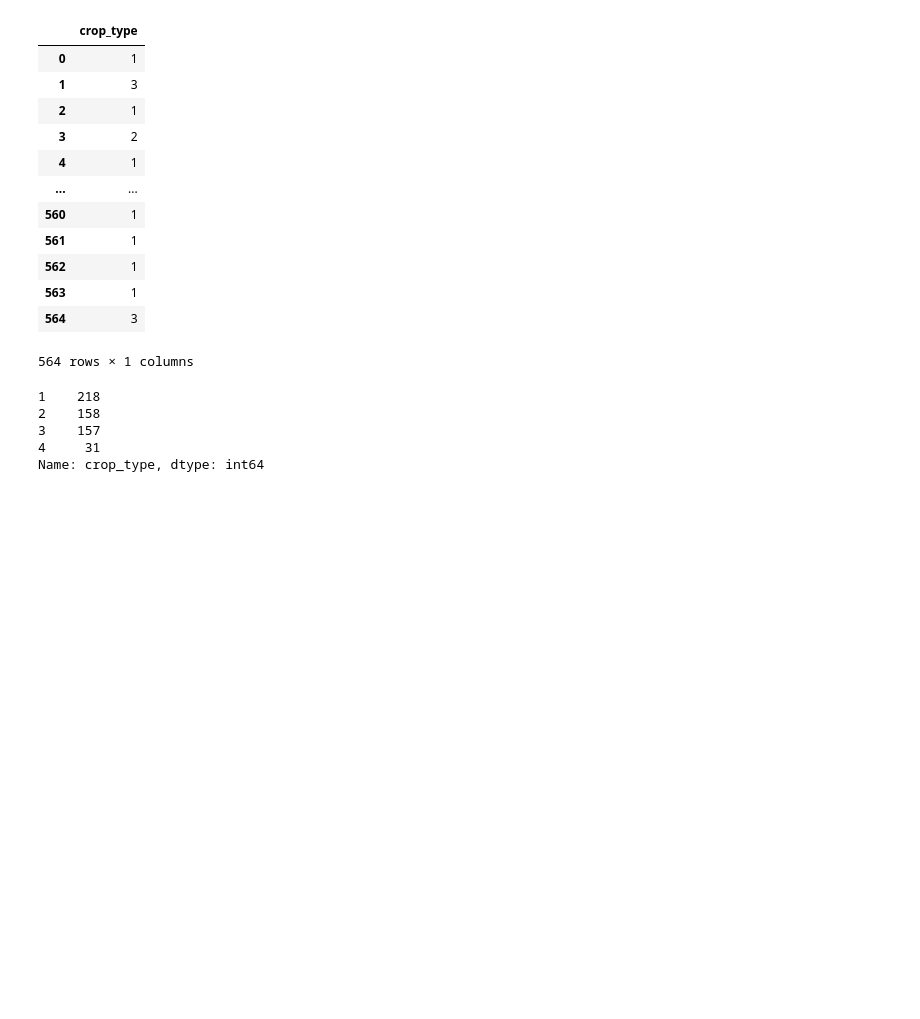
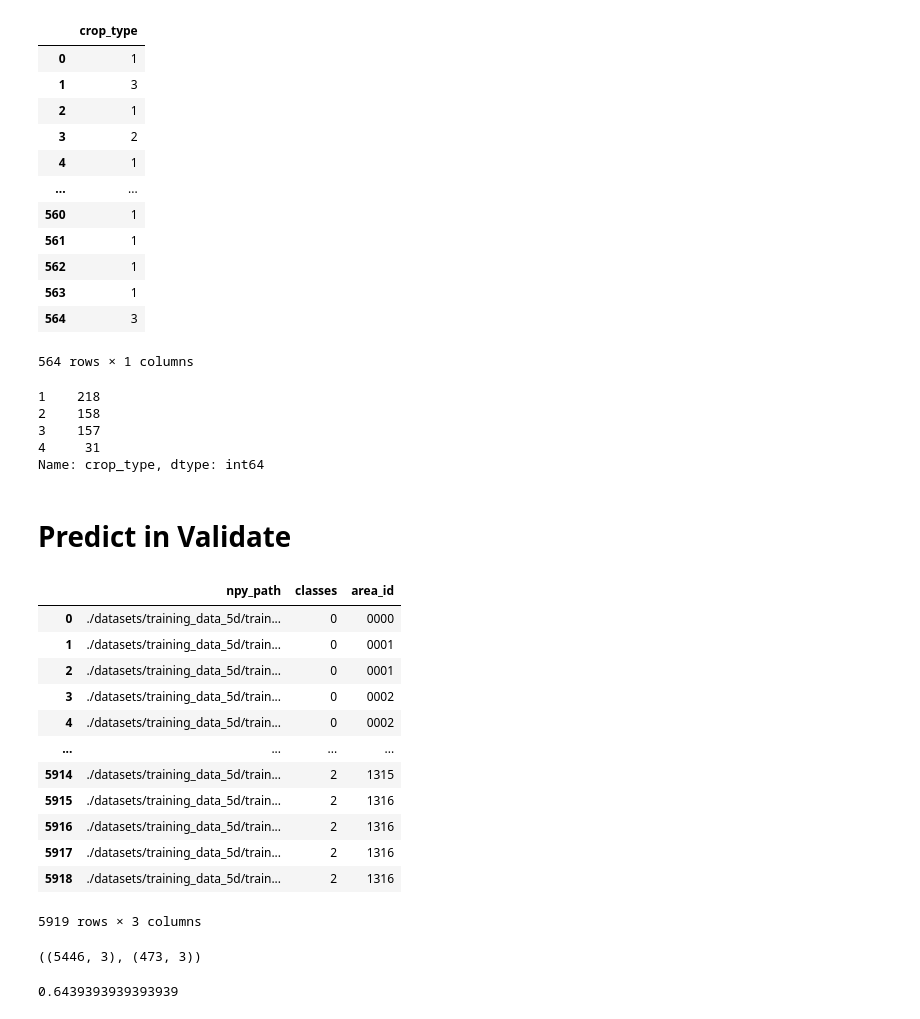
Before and after one commit to boat1603/TheMoon-AI-Robotics-Hackathon-2022-, a Jupyter notebook: 03-M1-Model Inference.ipynb, the cells around one changed output. Drawn from its saved outputs; the diff is of its cells as text; code cells hidden in the pictures; blank space fills up the shorter version.

```diff
--- a/03-M1-Model Inference.ipynb
+++ b/03-M1-Model Inference.ipynb
@@ -207,3 +207,36 @@ df_output['crop_type'].value_counts()
 3    157
 4     31
 Name: crop_type, dtype: int64
+# %% [markdown]
+# Predict in Validate
+# %%
+npy_path = glob("./datasets/training_data_5d/train/*.npy")
+df = pd.Series(npy_path,name="npy_path").to_frame()
+df['classes'] = df['npy_path'].apply(lambda x: int(x.split('.')[1][-1])-1)
+# df['area_id'] = df['npy_path'].apply(lambda x: x.split('_')[2])
+df['area_id'] = df['npy_path'].apply(lambda x: x.split('_')[3])
+df
+# %% [output]
+|  | npy_path | classes | area_id |
+| 0 | ./datasets/training_data_5d/train... | 0 | 0000 |
+| 1 | ./datasets/training_data_5d/train... | 0 | 0001 |
+| 2 | ./datasets/training_data_5d/train... | 0 | 0001 |
+| 3 | ./datasets/training_data_5d/train... | 0 | 0002 |
+| 4 | ./datasets/training_data_5d/train... | 0 | 0002 |
+| ... | ... | ... | ... |
+| 5914 | ./datasets/training_data_5d/train... | 2 | 1315 |
+| 5915 | ./datasets/training_data_5d/train... | 2 | 1316 |
+| 5916 | ./datasets/training_data_5d/train... | 2 | 1316 |
+| 5917 | ./datasets/training_data_5d/train... | 2 | 1316 |
+| 5918 | ./datasets/training_data_5d/train... | 2 | 1316 |
+5919 rows × 3 columns
+# %%
+train_id,test_id = train_test_split(df['area_id'].unique(), test_size=0.1, random_state=42)
+
+# df_train, df_val = train_test_split(df, test_size=0.1, random_state=42)
+df_train = df.loc[[(i in train_id) for i in df['area_id']]]
+df_val = df.loc[[(i in test_id) for i in df['area_id']]]
+
+df_train.shape,df_val.shape
+# %% [output]
+((5446, 3), (473, 3))
@@ -209,0 +288,7 @@ Name: crop_type, dtype: int64
+# %%
+df_val_res = pd.DataFrame([{int(i):j for i,j in zip(df_val.area_id,df_val.classes)},pred_dict],index = ['act_label','pred_label']).T
+act_label = df_val_res.act_label.values
+pred_label = df_val_res.pred_label.values
+(act_label==pred_label).sum()/len(act_label)
+# %% [output]
+0.6439393939393939
```
Also changed, not shown: parts of 4 cells of this notebook, 6 other files.
